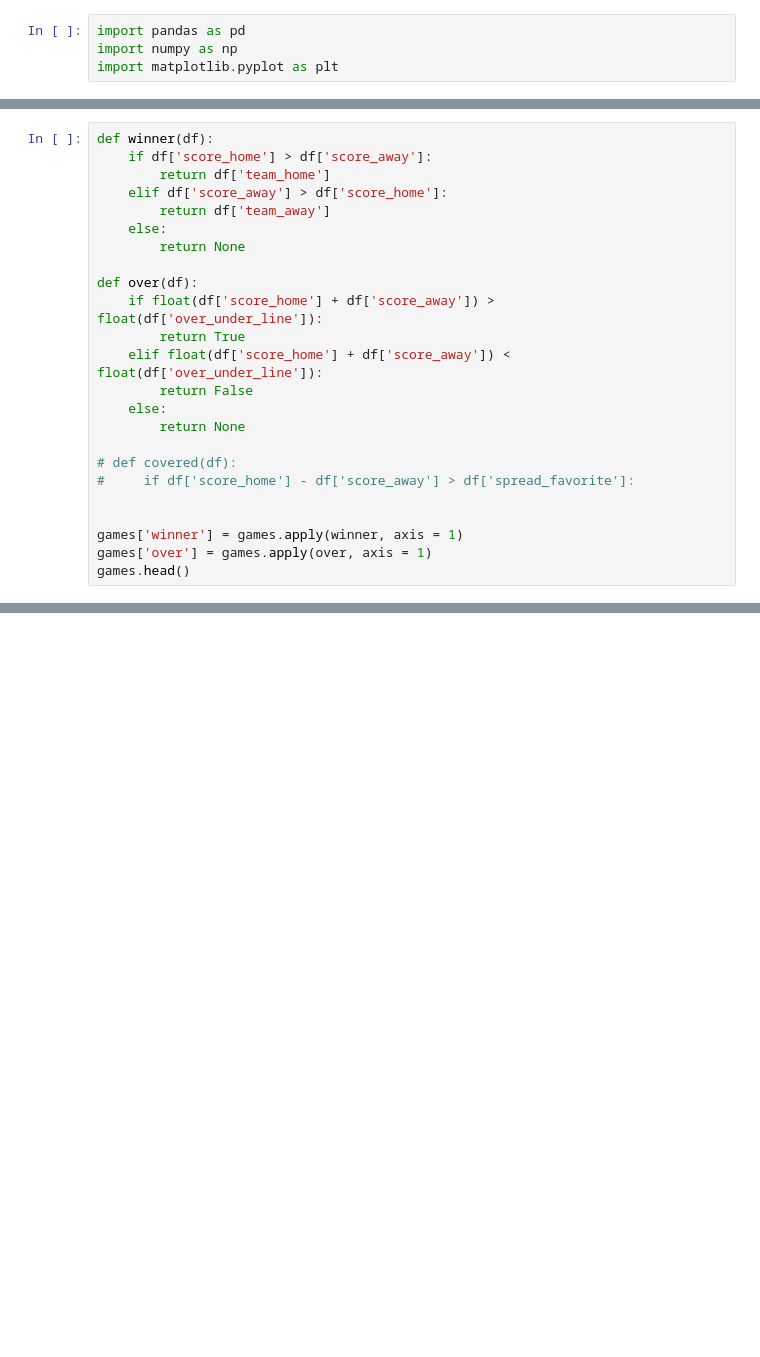
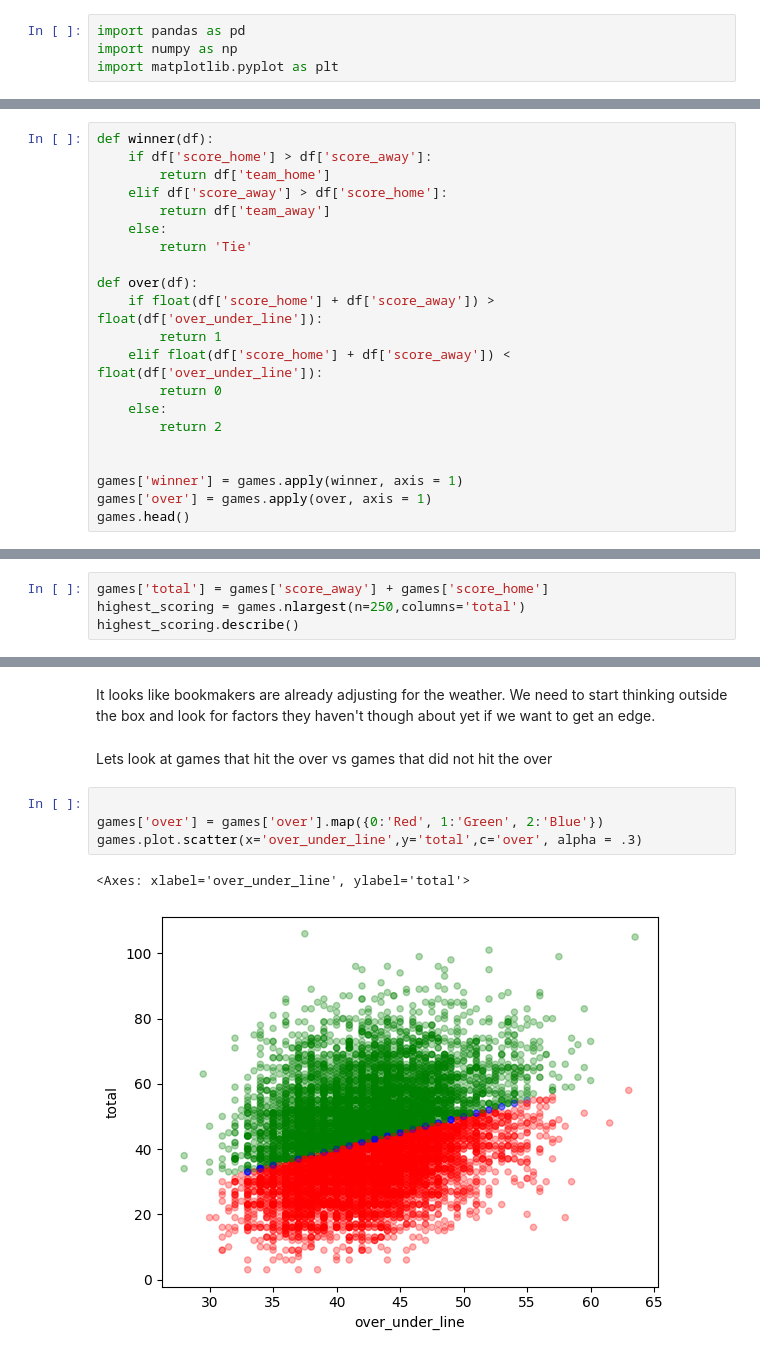
Before and after one commit to JonathanSears1/JonathanSears1.github.io, a Jupyter notebook: Beat-The-Books.ipynb, the cells around one changed output, grey strips where cells are left out. Cells and saved outputs as stored; diff of their text form; blank space fills up the shorter version.

```diff
--- a/Beat-The-Books.ipynb
+++ b/Beat-The-Books.ipynb
@@ -53,18 +122,15 @@ def winner(df):
     elif df['score_away'] > df['score_home']:
         return df['team_away']
     else:
-        return None
+        return 'Tie'
 
 def over(df):
     if float(df['score_home'] + df['score_away']) > float(df['over_under_line']):
-        return True
+        return 1
     elif float(df['score_home'] + df['score_away']) < float(df['over_under_line']):
-        return False
+        return 0
     else:
-        return None
-
-# def covered(df):
-#     if df['score_home'] - df['score_away'] > df['spread_favorite']:
+        return 2
 
 
 games['winner'] = games.apply(winner, axis = 1)
@@ -96,0 +151,4 @@ Since the different colored dots are evenly distributed, it doesn't look like th
+# %%
+games['total'] = games['score_away'] + games['score_home']
+highest_scoring = games.nlargest(n=250,columns='total')
+highest_scoring.describe()
@@ -106,0 +251,11 @@ Name: count, dtype: int64
+# %% [markdown]
+It looks like bookmakers are already adjusting for the weather. We need to start thinking outside the box and look for factors they haven't though about yet if we want to get an edge.
+# %% [markdown]
+Lets look at games that hit the over vs games that did not hit the over
+# %%
+
+games['over'] = games['over'].map({0:'Red', 1:'Green', 2:'Blue'})
+games.plot.scatter(x='over_under_line',y='total',c='over', alpha = .3)
+# %% [output]
+<Axes: xlabel='over_under_line', ylabel='total'>
+[figure, added]
```
Also changed, not shown: parts of 31 cells of this notebook, 1 other file.
